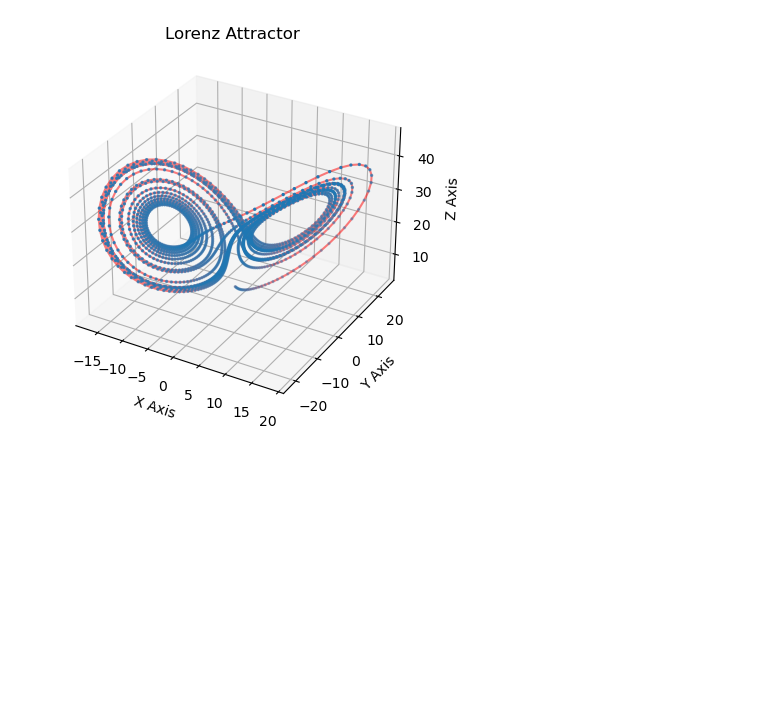
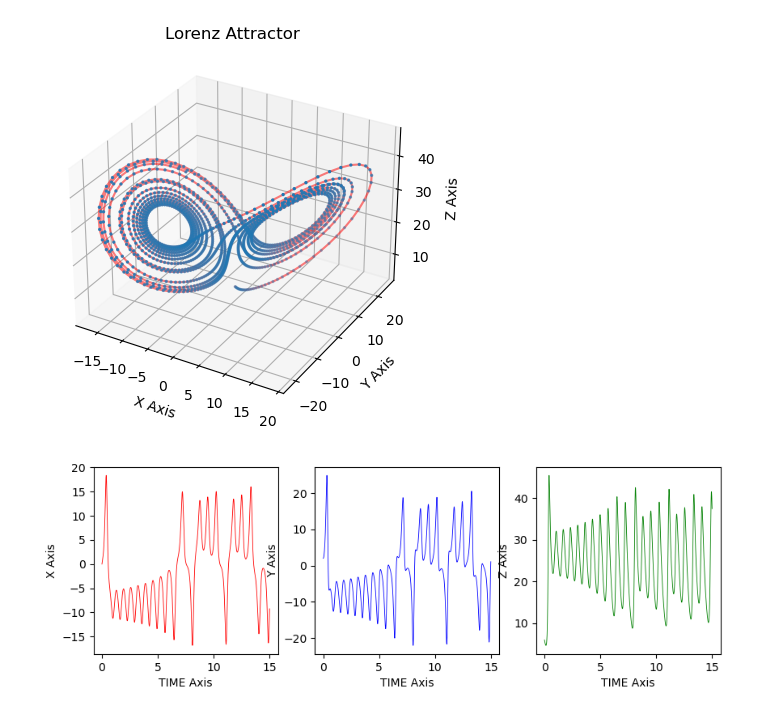
Before and after one commit to are-dynamic-2024-g3/effet-papillon, a Jupyter notebook: Different_perspectives_of_plots(Lorenz_Attractor_plots).ipynb, the cells around one changed output. Drawn from its saved outputs; the diff is of its cells as text; code cells hidden in the pictures; blank space fills up the shorter version.

```diff
--- a/Different_perspectives_of_plots(Lorenz_Attractor_plots).ipynb
+++ b/Different_perspectives_of_plots(Lorenz_Attractor_plots).ipynb
@@ -8,36 +8,56 @@ rho = 28
 beta = 2.667
 
 def lorenz(etat, t, sigma, rho, beta):
     x, y, z = etat
     deriv_x = sigma*(y - x)
     deriv_y = rho*x - y - x*z
     deriv_z = x*y - beta*z
     return [deriv_x, deriv_y, deriv_z]
 
-dt = 0.009999
-t = np.arange(0, dt*2000, dt)
+dt = 0.01
+t = np.arange(0, dt*1500, dt)
 
 etat_initial = [0.0, 2.0, 6.0]
 
 solution = odeint(lorenz, etat_initial, t, args=(sigma, rho, beta))
 
 x = solution[:, 0]
 y = solution[:, 1]
 z = solution[:, 2]
 
 fig = plt.figure()
 ax = fig.add_subplot(111, projection='3d')
 
 ax.scatter(x, y, z, s=2)
 ax.plot(x, y, z, color='r', alpha=0.5)
 ax.set_xlabel("X Axis")
 ax.set_ylabel("Y Axis")
 ax.set_zlabel("Z Axis")
 ax.set_title("Lorenz Attractor")
 
 plt.show()
+
+fig, ax = plt.subplots(1, 3, figsize=(10, 3))
+
+ax[0].plot(t,x, color='r', alpha=1, linewidth=0.6)
+ax[0].set_xlabel("TIME Axis")
+ax[0].set_ylabel("X Axis")
+
+ax[1].plot(t,y, color='b', alpha=1, linewidth=0.6)
+ax[1].set_xlabel("TIME Axis")
+ax[1].set_ylabel("Y Axis")
+
+
+ax[2].plot(t,z, color='g', alpha=1, linewidth=0.6)
+ax[2].set_xlabel("TIME Axis")
+ax[2].set_ylabel("Z Axis")
+
+
+
+plt.show()
 # %% [output]
-[figure, old version]
+[figure, new version]
+[figure, added]
 # %%
 
 fig, ax = plt.subplots(1, 3, figsize=(12, 3))
```
Also changed, not shown: parts of 1 cell of this notebook.
